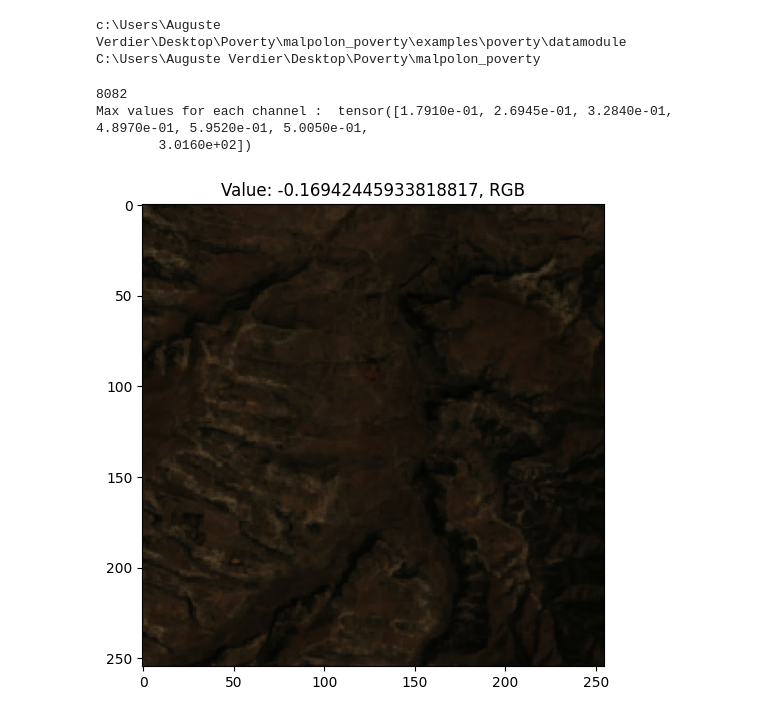
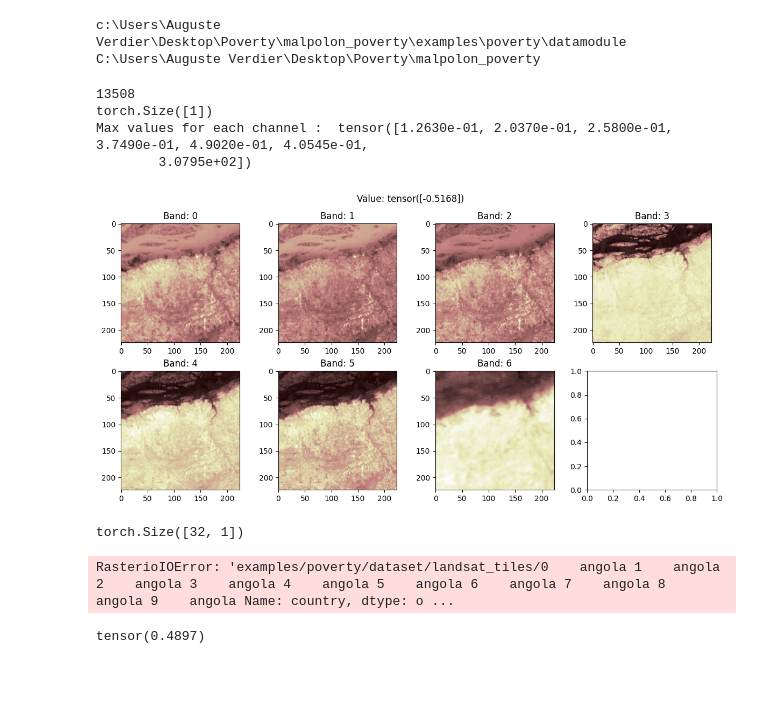
Before and after one commit to plantnet/malpolon, a Jupyter notebook: examples/poverty/datamodule/test_dataset.ipynb, the cells around one changed output. Cells and saved outputs as stored; diff of their text form; code cells hidden in the pictures; blank space fills up the shorter version.

```diff
--- a/examples/poverty/datamodule/test_dataset.ipynb
+++ b/examples/poverty/datamodule/test_dataset.ipynb
@@ -30,17 +18,18 @@ import warnings
 from rasterio.errors import NotGeoreferencedWarning
 warnings.filterwarnings("ignore", category=NotGeoreferencedWarning)
 # %%
-importlib.reload(lp)
-datamodule = lp.PovertyDataModule()
+# importlib.reload()
+datamodule = PovertyDataModule()
 datamodule.setup()
 dataset = datamodule.get_dataset()
 data_loader = datamodule.train_dataloader()
 # %%
 idx=random.randint(0,len(dataset))
 print(idx)
-dataset.plot(idx,rgb=True)
+dataset.plot(idx,rgb=False)
 # %% [output]
-8082
-Max values for each channel :  tensor([1.7910e-01, 2.6945e-01, 3.2840e-01, 4.8970e-01, 5.9520e-01, 5.0050e-01,
-        3.0160e+02])
+13508
+torch.Size([1])
+Max values for each channel :  tensor([1.2630e-01, 2.0370e-01, 2.5800e-01, 3.7490e-01, 4.9020e-01, 4.0545e-01,
+        3.0795e+02])
-[figure, old version]
+[figure, new version]
@@ -46,0 +38,12 @@ Max values for each channel :  tensor([1.7910e-01, 2.6945e-01, 3.2840e-01, 4.897
+# %%
+batch_1[1].unsqueeze(1).shape
+# %% [output]
+torch.Size([32, 1])
+# %%
+batch_dataset=dataset.__getitem__(range(0,10))
+# %% [output]
+RasterioIOError: 'examples/poverty/dataset/landsat_tiles/0    angola 1    angola 2    angola 3    angola 4    angola 5    angola 6    angola 7    angola 8    angola 9    angola Name: country, dtype: o ...
+# %%
+batch_dataset[1]
+# %% [output]
+tensor(0.4897)
```
Also changed, not shown: parts of 2 cells of this notebook, 2 other files.
